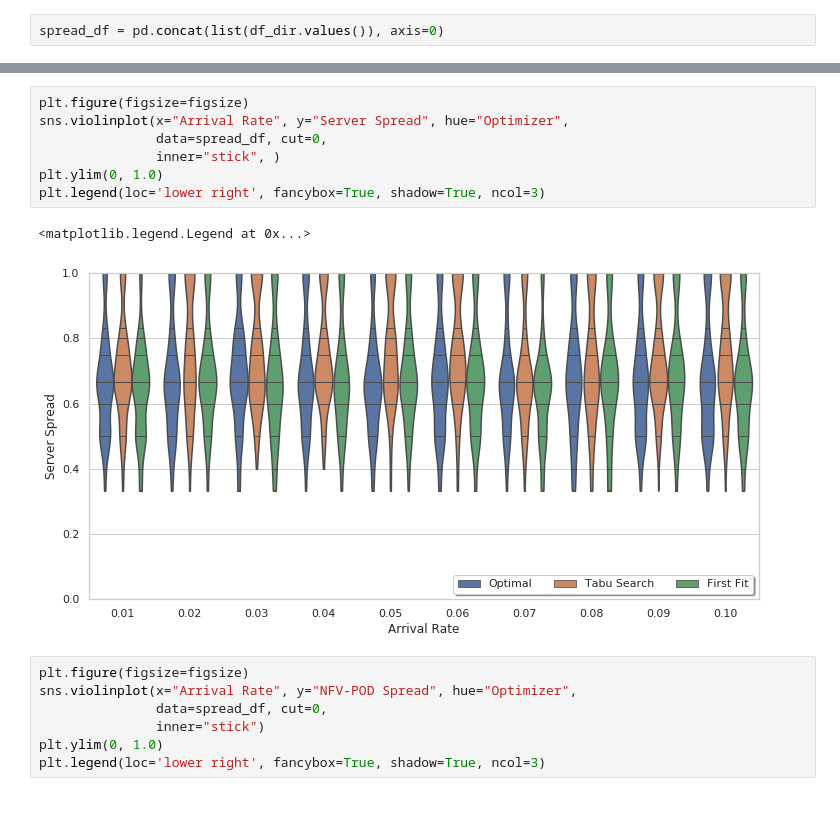
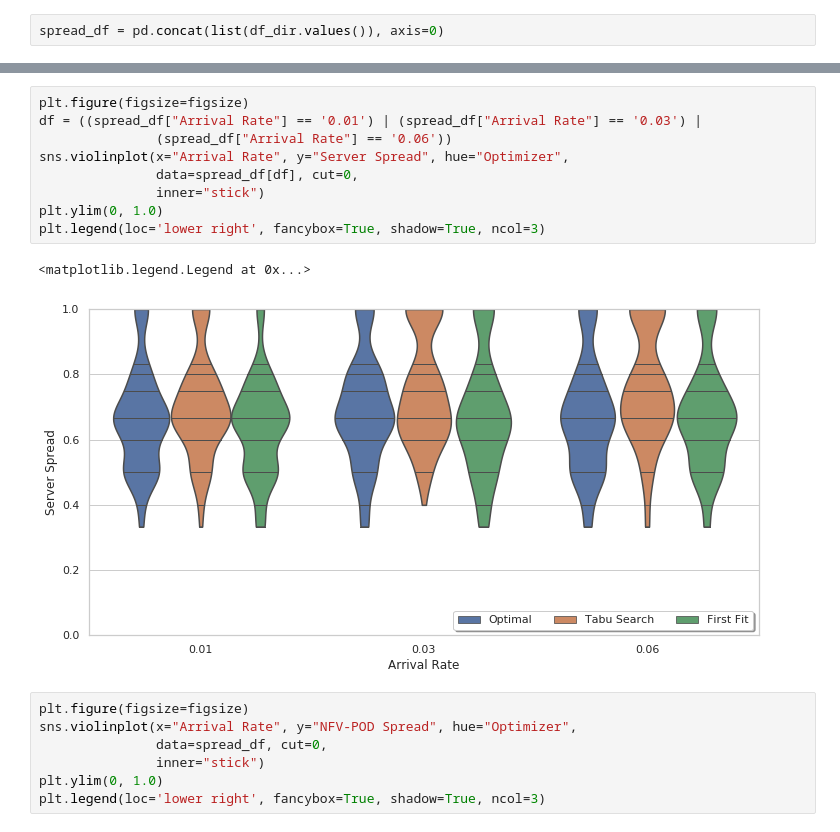
Before and after one commit to mfbari/esso, a Jupyter notebook: plots/plot_server_and_co_spread.ipynb, the cells around one changed output, grey strips where cells are left out. Drawn from its saved outputs; the diff is of its cells as text.

```diff
--- a/plots/plot_server_and_co_spread.ipynb
+++ b/plots/plot_server_and_co_spread.ipynb
@@ -79,14 +79,16 @@ dtypes: float64(2), int64(5), object(2)
 memory usage: 427.9+ KB
 # %%
 plt.figure(figsize=figsize)
+df = ((spread_df["Arrival Rate"] == '0.01') | (spread_df["Arrival Rate"] == '0.03') |
+               (spread_df["Arrival Rate"] == '0.06'))
 sns.violinplot(x="Arrival Rate", y="Server Spread", hue="Optimizer",
-               data=spread_df, cut=0,
-               inner="stick", )
+               data=spread_df[df], cut=0,
+               inner="stick")
 plt.ylim(0, 1.0)
 plt.legend(loc='lower right', fancybox=True, shadow=True, ncol=3)
 # %% [output]
 <matplotlib.legend.Legend at 0x...>
-[figure, old version]
+[figure, new version]
 # %%
 plt.figure(figsize=figsize)
 sns.violinplot(x="Arrival Rate", y="NFV-POD Spread", hue="Optimizer",
```
Also changed, not shown: parts of 2 cells of this notebook.
